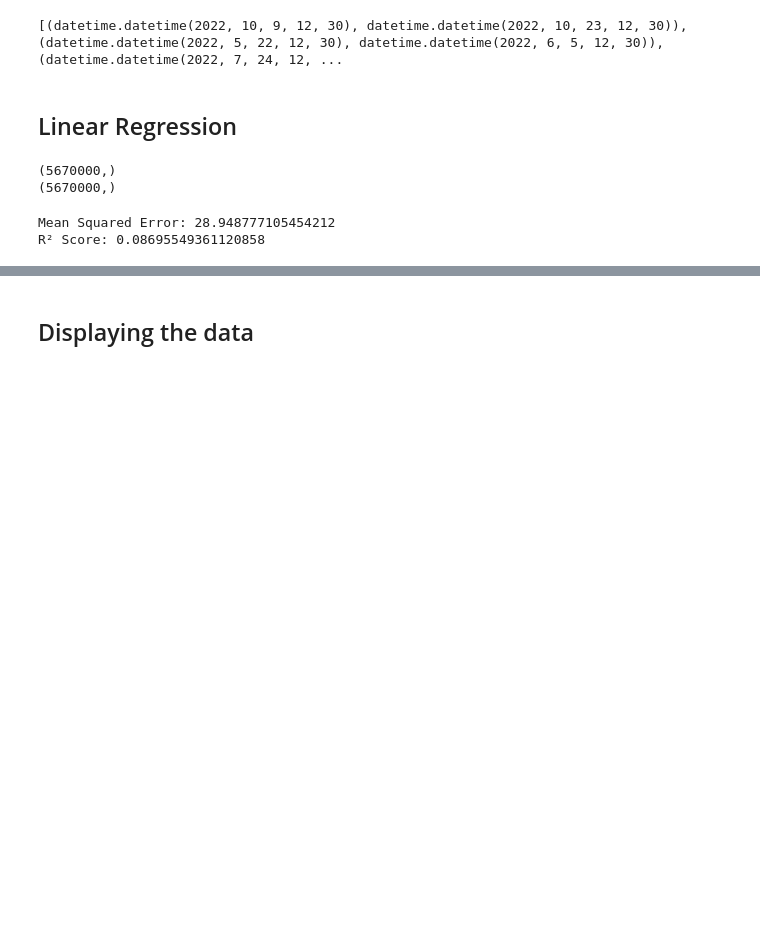
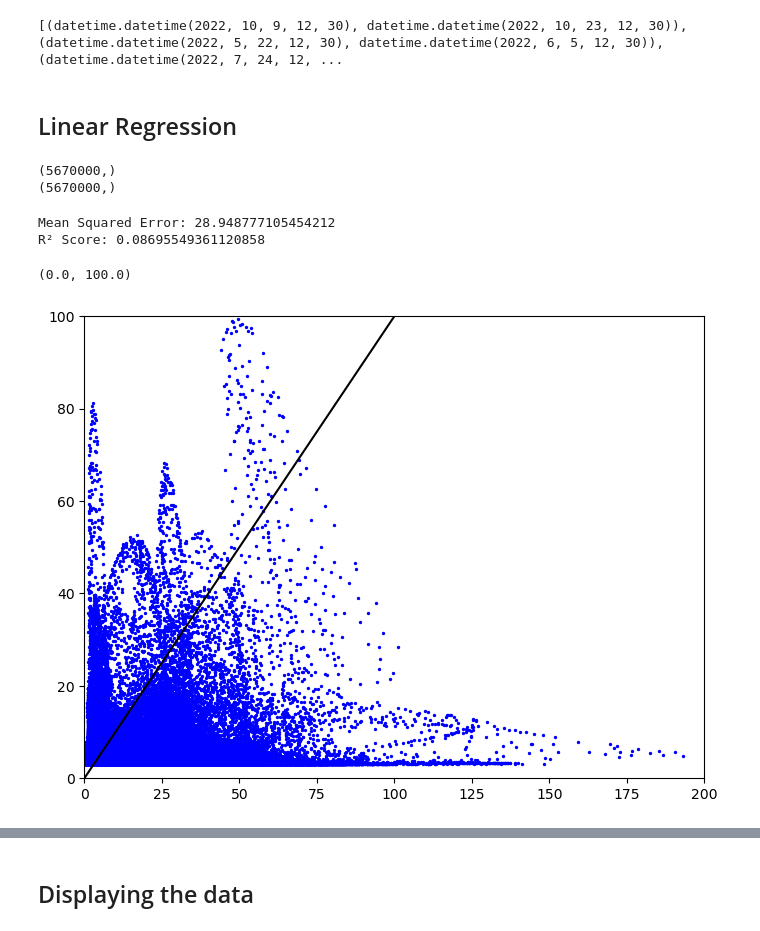
Before and after one commit to vcaristo/merra2_linReg, a Jupyter notebook: Iteration2.ipynb, the cells around one changed output, grey strips where cells are left out. Saved outputs shown, nothing was run; the diff lists cells and outputs as text; code cells hidden in the pictures; blank space fills up the shorter version.

```diff
--- a/Iteration2.ipynb
+++ b/Iteration2.ipynb
@@ -340,3 +340,18 @@ print(f"R² Score: {r2}")
 # %% [output]
 Mean Squared Error: 28.948777105454212
 R² Score: 0.08695549361120858
+# %%
+fig, ax = plt.subplots(figsize=(8,6))
+
+ax.scatter(y_test, y_pred, color='blue', label='Predicted vs True', s=2)
+
+x_line = np.linspace(0,100,100)
+y_line = np.linspace(0,100,100)
+
+ax.plot(x_line, y_line, color="black", linestyle="-")
+
+ax.set_xlim(0, 200)
+ax.set_ylim(0, 100)
+# %% [output]
+(0.0, 100.0)
+[figure, added]
```
Also changed, not shown: parts of 2 cells of this notebook.
